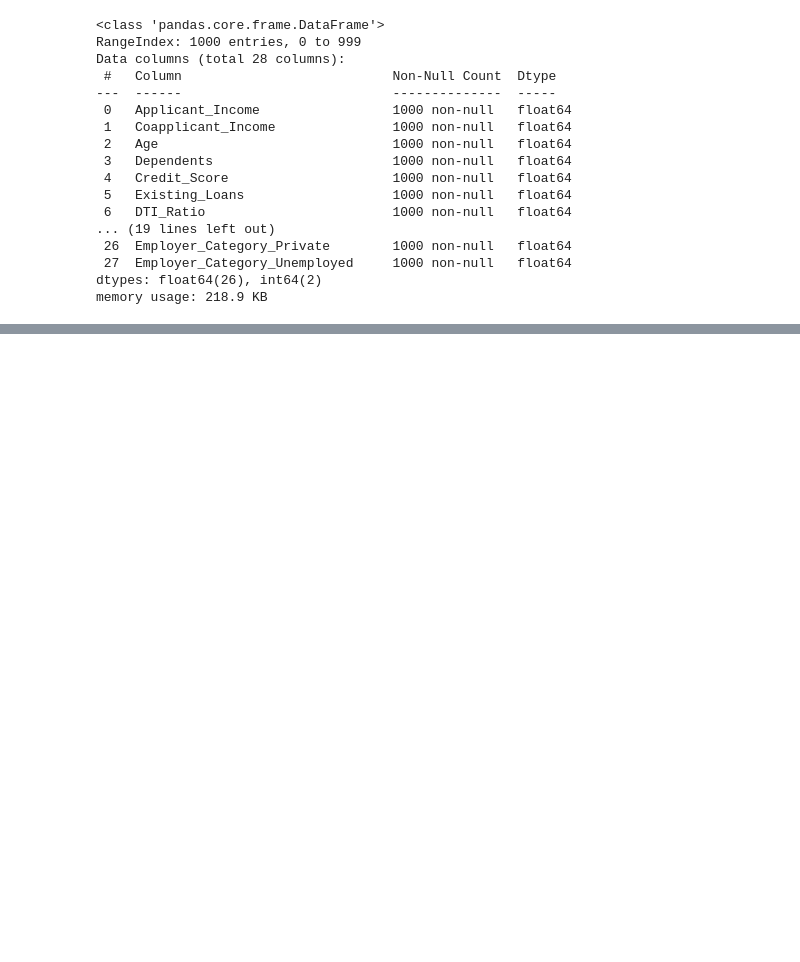
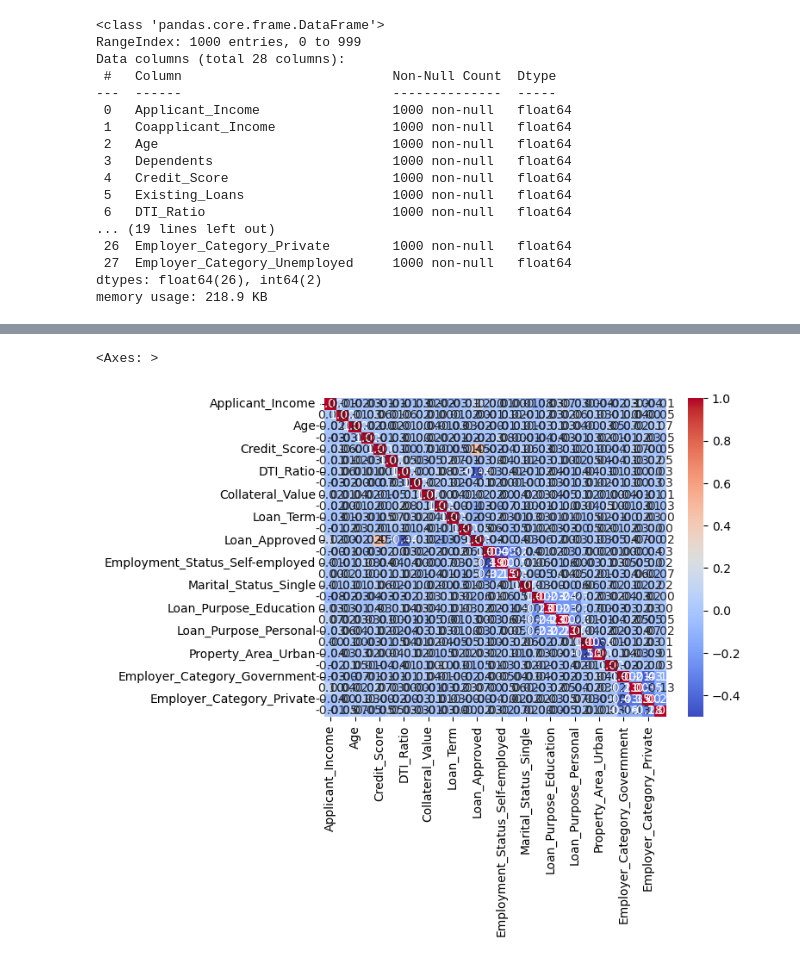
Before and after one commit to imsaadi730/Data-Science, a Jupyter notebook: Projects/Credit Wise Loan System/Credit_wise_loan_system.ipynb, the cells around one changed output, grey strips where cells are left out. Saved outputs shown, nothing was run; the diff lists cells and outputs as text; code cells hidden in the pictures; blank space fills up the shorter version.

```diff
--- a/Projects/Credit Wise Loan System/Credit_wise_loan_system.ipynb
+++ b/Projects/Credit Wise Loan System/Credit_wise_loan_system.ipynb
@@ -536,0 +628,12 @@ memory usage: 218.9 KB
+# %%
+num_cols=df.select_dtypes(include="number")
+cor_matrix=num_cols.corr()
+sns.heatmap(
+    cor_matrix,
+    annot=True,
+    fmt=".2f",#Format strings
+    cmap="coolwarm"
+)
+# %% [output]
+<Axes: >
+[figure, added]
```
Also changed, not shown: parts of 16 cells of this notebook.
